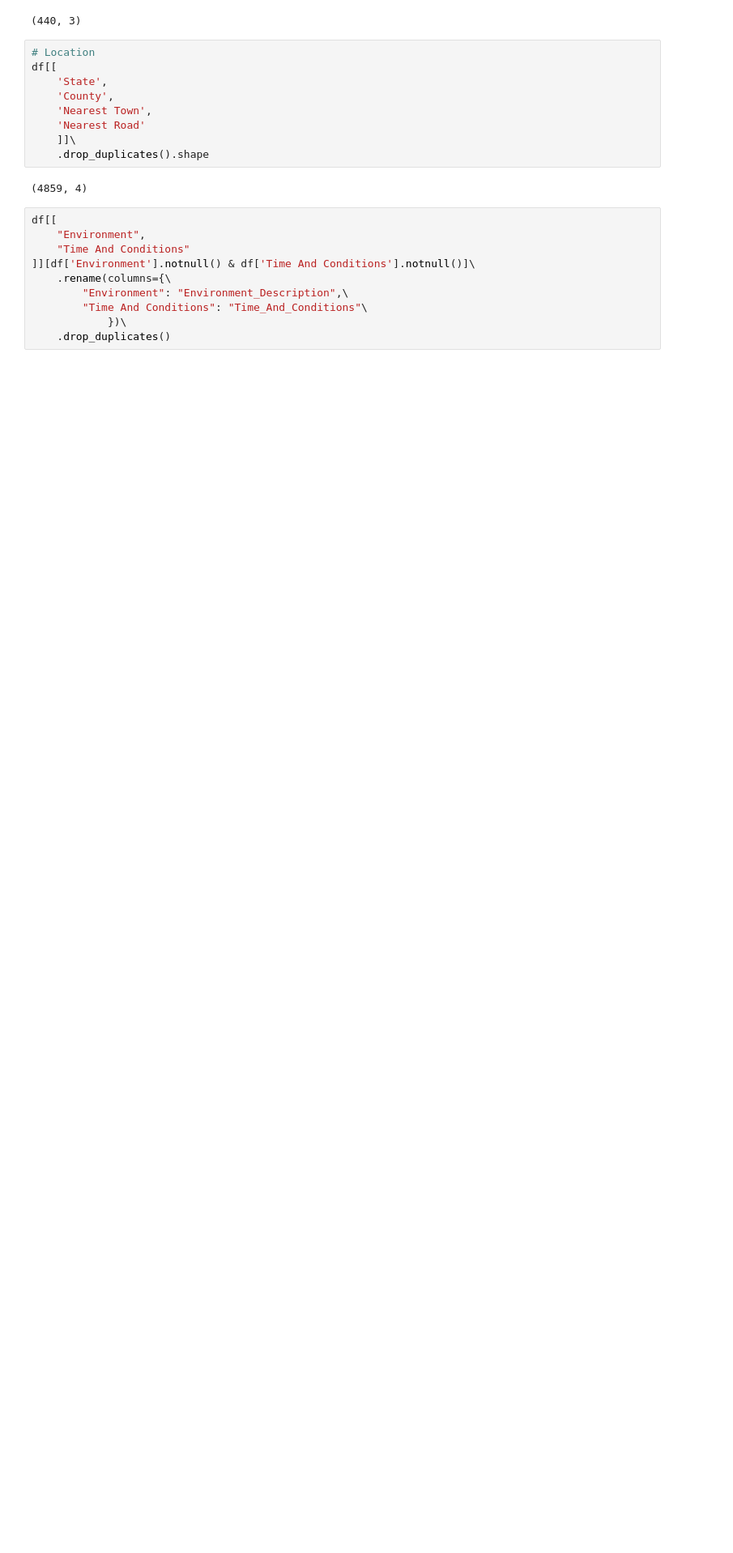
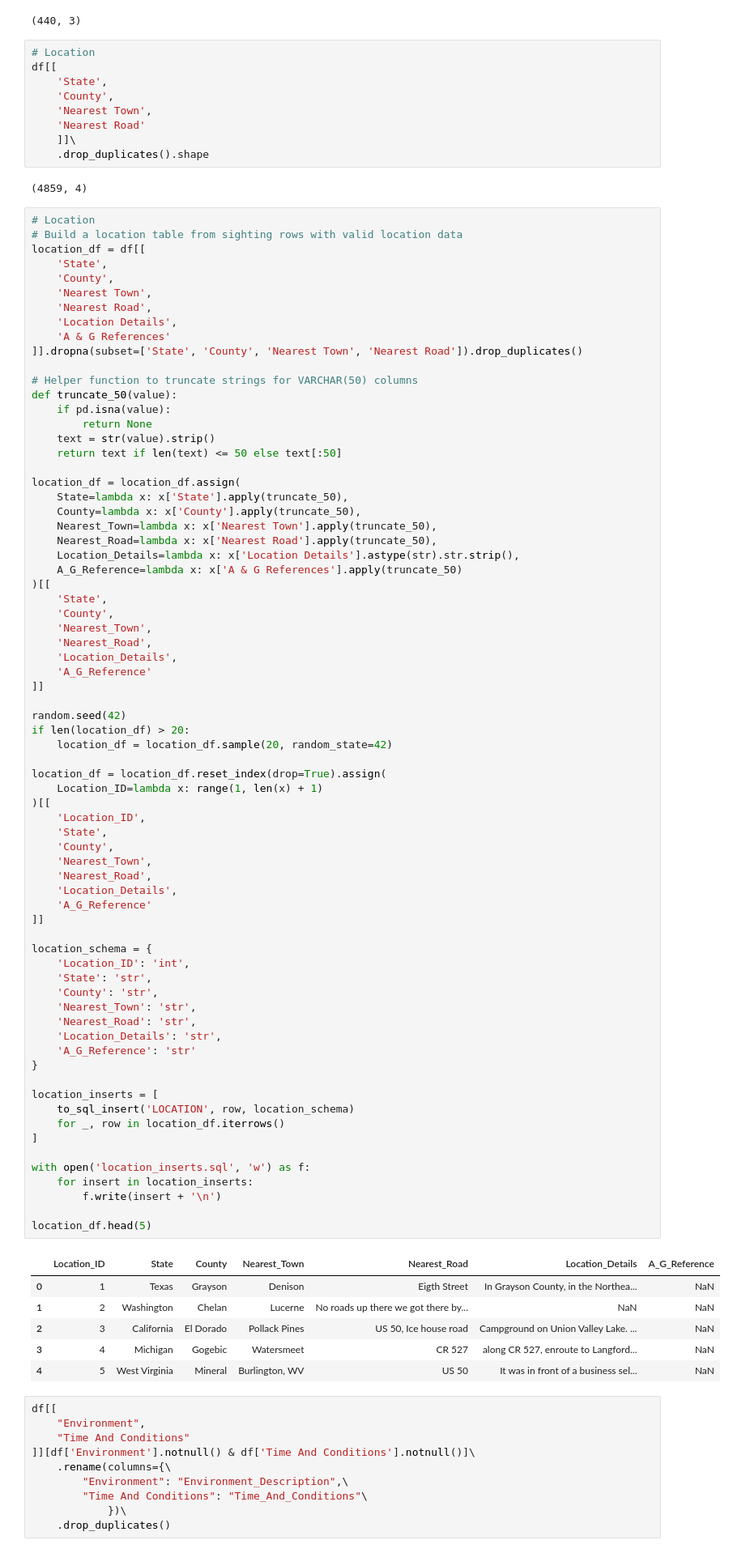
Before and after one commit to Bigfoot-In-Ass/bigfoot-sighting-db, a Jupyter notebook: data-processing-pipeline.ipynb, the cells around one changed output. Shown at 81% size. Drawn from its saved outputs; the diff is of its cells as text; blank space fills up the shorter version.

Commit message:
add pipleline and insert statements for Location.  Resolve pipeline error for Follow_up

```diff
--- a/data-processing-pipeline.ipynb
+++ b/data-processing-pipeline.ipynb
@@ -80,6 +80,84 @@ df[[
     .drop_duplicates().shape
 # %% [output]
 (4859, 4)
+# %%
+# Location
+# Build a location table from sighting rows with valid location data
+location_df = df[[
+    'State',
+    'County',
+    'Nearest Town',
+    'Nearest Road',
+    'Location Details',
+    'A & G References'
+]].dropna(subset=['State', 'County', 'Nearest Town', 'Nearest Road']).drop_duplicates()
+
+# Helper function to truncate strings for VARCHAR(50) columns
+def truncate_50(value):
+    if pd.isna(value):
+        return None
+    text = str(value).strip()
+    return text if len(text) <= 50 else text[:50]
+
+location_df = location_df.assign(
+    State=lambda x: x['State'].apply(truncate_50),
+    County=lambda x: x['County'].apply(truncate_50),
+    Nearest_Town=lambda x: x['Nearest Town'].apply(truncate_50),
+    Nearest_Road=lambda x: x['Nearest Road'].apply(truncate_50),
+    Location_Details=lambda x: x['Location Details'].astype(str).str.strip(),
+    A_G_Reference=lambda x: x['A & G References'].apply(truncate_50)
+)[[
+    'State',
+    'County',
+    'Nearest_Town',
+    'Nearest_Road',
+    'Location_Details',
+    'A_G_Reference'
+]]
+
+random.seed(42)
+if len(location_df) > 20:
+    location_df = location_df.sample(20, random_state=42)
+
+location_df = location_df.reset_index(drop=True).assign(
+    Location_ID=lambda x: range(1, len(x) + 1)
+)[[
+    'Location_ID',
+    'State',
+    'County',
+    'Nearest_Town',
+    'Nearest_Road',
+    'Location_Details',
+    'A_G_Reference'
+]]
+
+location_schema = {
+    'Location_ID': 'int',
+    'State': 'str',
+    'County': 'str',
+    'Nearest_Town': 'str',
+    'Nearest_Road': 'str',
+    'Location_Details': 'str',
+    'A_G_Reference': 'str'
+}
+
+location_inserts = [
+    to_sql_insert('LOCATION', row, location_schema)
+    for _, row in location_df.iterrows()
+]
+
+with open('location_inserts.sql', 'w') as f:
+    for insert in location_inserts:
+        f.write(insert + '\n')
+
+location_df.head(5)
+# %% [output]
+|  | Location_ID | State | County | Nearest_Town | Nearest_Road | Location_Details | A_G_Reference |
+| 0 | 1 | Texas | Grayson | Denison | Eigth Street | In Grayson County, in the Northea... | NaN |
+| 1 | 2 | Washington | Chelan | Lucerne | No roads up there we got there by... | NaN | NaN |
+| 2 | 3 | California | El Dorado | Pollack Pines | US 50, Ice house road | Campground on Union Valley Lake. ... | NaN |
+| 3 | 4 | Michigan | Gogebic | Watersmeet | CR 527 | along CR 527, enroute to Langford... | NaN |
+| 4 | 5 | West Virginia | Mineral | Burlington, WV | US 50 | It was in front of a business sel... | NaN |
 # %%
 df[[
     "Environment",
```
Also changed, not shown: parts of 5 cells of this notebook, 3 other files.
